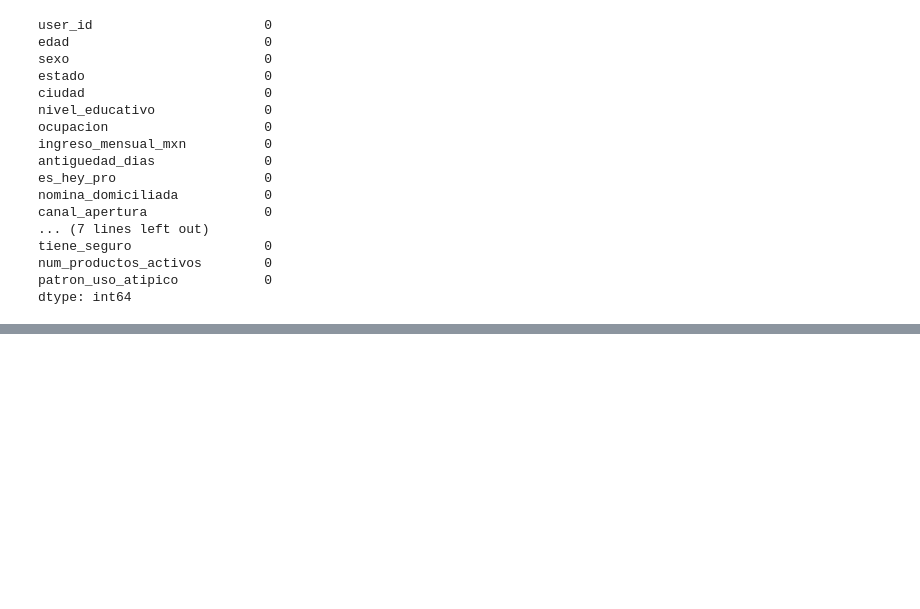
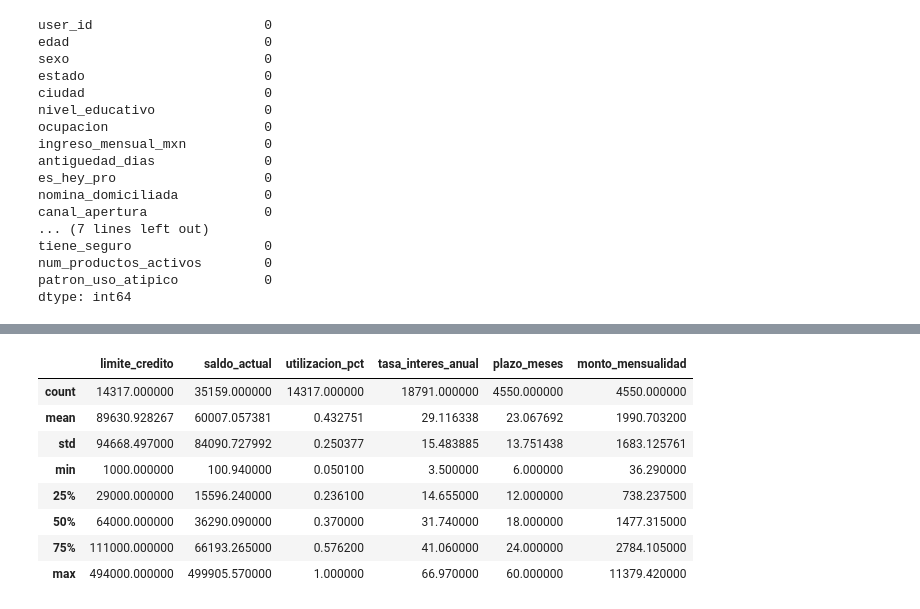
Before and after one commit to Luzdks/Datathon-2026-Wicho, a Jupyter notebook: EDA_datos-transaccionales.ipynb, the cells around one changed output, grey strips where cells are left out. Cells and saved outputs as stored; diff of their text form; code cells hidden in the pictures; blank space fills up the shorter version.

```diff
--- a/EDA_datos-transaccionales.ipynb
+++ b/EDA_datos-transaccionales.ipynb
@@ -128,0 +183,12 @@ dtype: int64
+# %%
+df_productos.describe()
+# %% [output]
+|  | limite_credito | saldo_actual | utilizacion_pct | tasa_interes_anual | plazo_meses | monto_mensualidad |
+| count | 14317.000000 | 35159.000000 | 14317.000000 | 18791.000000 | 4550.000000 | 4550.000000 |
+| mean | 89630.928267 | 60007.057381 | 0.432751 | 29.116338 | 23.067692 | 1990.703200 |
+| std | 94668.497000 | 84090.727992 | 0.250377 | 15.483885 | 13.751438 | 1683.125761 |
+| min | 1000.000000 | 100.940000 | 0.050100 | 3.500000 | 6.000000 | 36.290000 |
+| 25% | 29000.000000 | 15596.240000 | 0.236100 | 14.655000 | 12.000000 | 738.237500 |
+| 50% | 64000.000000 | 36290.090000 | 0.370000 | 31.740000 | 18.000000 | 1477.315000 |
+| 75% | 111000.000000 | 66193.265000 | 0.576200 | 41.060000 | 24.000000 | 2784.105000 |
+| max | 494000.000000 | 499905.570000 | 1.000000 | 66.970000 | 60.000000 | 11379.420000 |
```
Also changed, not shown: parts of 19 cells of this notebook, 3 other files.
